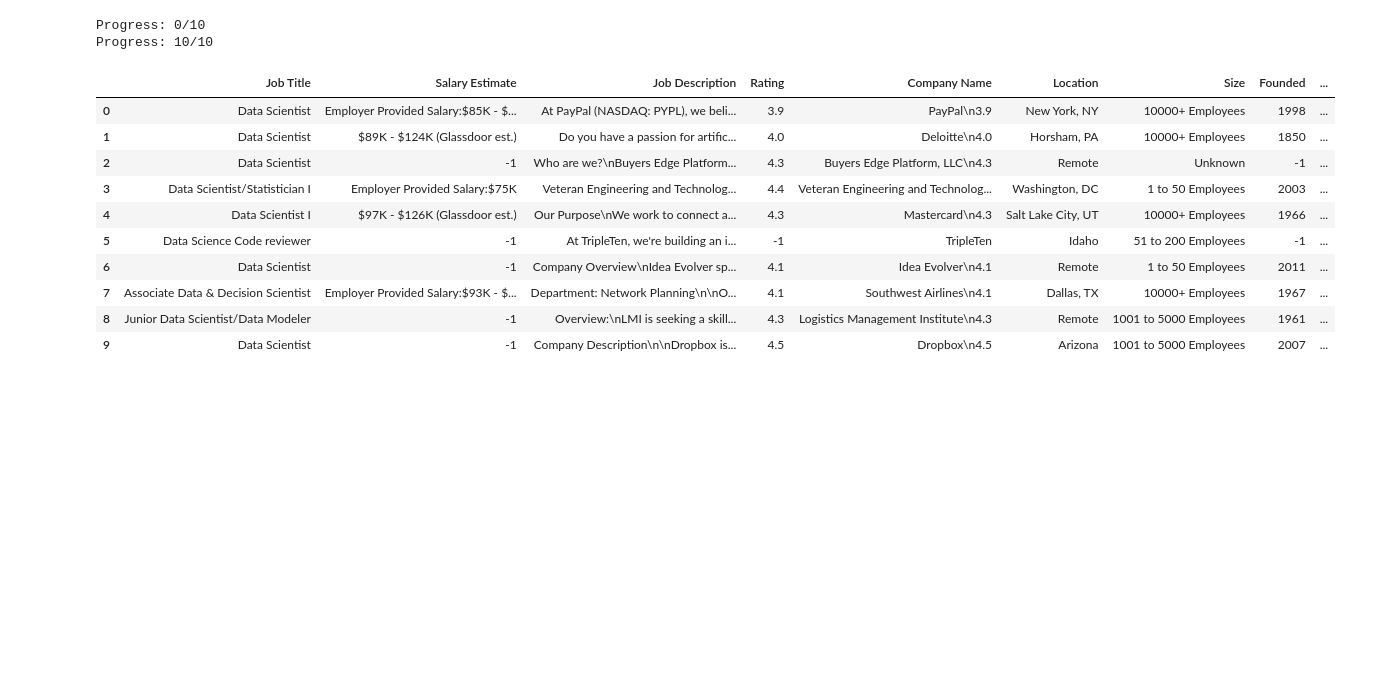
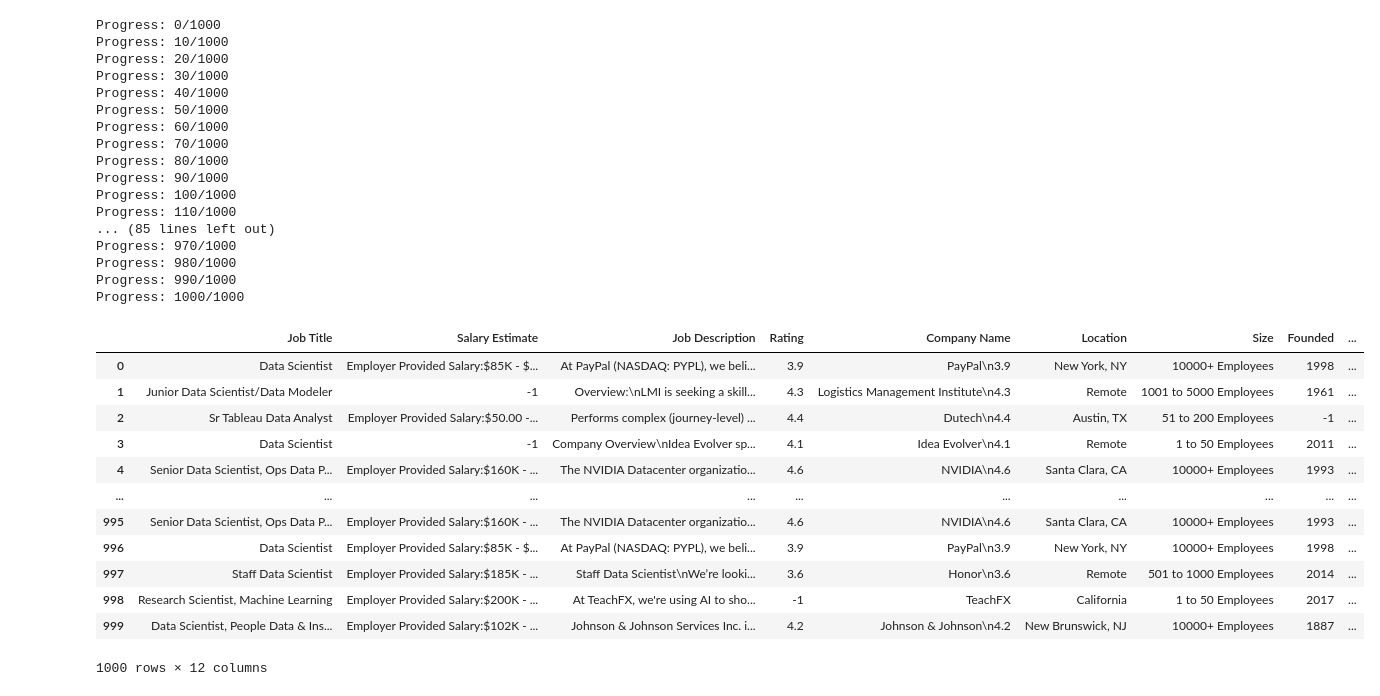
Before and after one commit to AlyAEE/Data-Roles-Salary-Prediction-Project, a Jupyter notebook: Notebooks/01.DataScraping.ipynb, the cells around one changed output. Cells and saved outputs as stored; diff of their text form; code cells hidden in the pictures; blank space fills up the shorter version.

```diff
--- a/Notebooks/01.DataScraping.ipynb
+++ b/Notebooks/01.DataScraping.ipynb
@@ -4,7 +4,7 @@ from selenium import webdriver
 import time
 import pandas as pd
 # %%
-def get_jobs(keyword, num_jobs, verbose):
+def get_jobs(url_specific, num_jobs, verbose):
 
     '''Gathers jobs as a dataframe, scraped from Glassdoor'''
 
@@ -12,14 +12,14 @@ def get_jobs(keyword, num_jobs, verbose):
     options = webdriver.ChromeOptions()
 
     #Uncomment the line below if you'd like to scrape without a new Chrome window every time.
-    #options.add_argument('headless')
+    # options.add_argument('headless')
 
     #Change the path to where chromedriver is in your home folder.
     driver = webdriver.Chrome(executable_path="C:/Users/Ali/webdriver/chromedriver/chromedriver.exe", options=options)
     driver.set_window_size(1920,1080)
 
-    url = "https://www.glassdoor.com/Job/united-states-"+keyword+"-jobs-SRCH_IL.0,13_IN1_KO14,28.htm"
-    driver.get(url)
+
+    driver.get(url_specific)
     jobs = []
 
     while len(jobs) < num_jobs:  #If true, should be still looking for new jobs.
@@ -158,20 +158,38 @@ def get_jobs(keyword, num_jobs, verbose):
     return pd.DataFrame(jobs)  #This line converts the list of dicts object into a pandas DataFrame.
 # %%
 #This line will open a new chrome window and start the scraping.
-ds_df = get_jobs("data scientist", 10, False)
+ds_url = "https://www.glassdoor.com/Job/data-scientist-jobs-SRCH_KO0,14.htm"
+ds_df = get_jobs(ds_url, 1000, False)
 ds_df
 # %% [output]
-Progress: 0/10
-Progress: 10/10
+Progress: 0/1000
+Progress: 10/1000
+Progress: 20/1000
+Progress: 30/1000
+Progress: 40/1000
+Progress: 50/1000
+Progress: 60/1000
+Progress: 70/1000
+Progress: 80/1000
+Progress: 90/1000
+Progress: 100/1000
+Progress: 110/1000
+... (85 lines left out)
+Progress: 970/1000
+Progress: 980/1000
+Progress: 990/1000
+Progress: 1000/1000
 |  | Job Title | Salary Estimate | Job Description | Rating | Company Name | Location | Size | Founded | ... |
 | 0 | Data Scientist | Employer Provided Salary:$85K - $... | At PayPal (NASDAQ: PYPL), we beli... | 3.9 | PayPal\n3.9 | New York, NY | 10000+ Employees | 1998 | ... |
-| 1 | Data Scientist | $89K - $124K (Glassdoor est.) | Do you have a passion for artific... | 4.0 | Deloitte\n4.0 | Horsham, PA | 10000+ Employees | 1850 | ... |
-| 2 | Data Scientist | -1 | Who are we?\nBuyers Edge Platform... | 4.3 | Buyers Edge Platform, LLC\n4.3 | Remote | Unknown | -1 | ... |
-| 3 | Data Scientist/Statistician I | Employer Provided Salary:$75K | Veteran Engineering and Technolog... | 4.4 | Veteran Engineering and Technolog... | Washington, DC | 1 to 50 Employees | 2003 | ... |
-| 4 | Data Scientist I | $97K - $126K (Glassdoor est.) | Our Purpose\nWe work to connect a... | 4.3 | Mastercard\n4.3 | Salt Lake City, UT | 10000+ Employees | 1966 | ... |
-| 5 | Data Science Code reviewer | -1 | At TripleTen, we're building an i... | -1 | TripleTen | Idaho | 51 to 200 Employees | -1 | ... |
-| 6 | Data Scientist | -1 | Company Overview\nIdea Evolver sp... | 4.1 | Idea Evolver\n4.1 | Remote | 1 to 50 Employees | 2011 | ... |
-| 7 | Associate Data & Decision Scientist | Employer Provided Salary:$93K - $... | Department: Network Planning\n\nO... | 4.1 | Southwest Airlines\n4.1 | Dallas, TX | 10000+ Employees | 1967 | ... |
-| 8 | Junior Data Scientist/Data Modeler | -1 | Overview:\nLMI is seeking a skill... | 4.3 | Logistics Management Institute\n4.3 | Remote | 1001 to 5000 Employees | 1961 | ... |
-| 9 | Data Scientist | -1 | Company Description\n\nDropbox is... | 4.5 | Dropbox\n4.5 | Arizona | 1001 to 5000 Employees | 2007 | ... |
+| 1 | Junior Data Scientist/Data Modeler | -1 | Overview:\nLMI is seeking a skill... | 4.3 | Logistics Management Institute\n4.3 | Remote | 1001 to 5000 Employees | 1961 | ... |
+| 2 | Sr Tableau Data Analyst | Employer Provided Salary:$50.00 -... | Performs complex (journey-level) ... | 4.4 | Dutech\n4.4 | Austin, TX | 51 to 200 Employees | -1 | ... |
+| 3 | Data Scientist | -1 | Company Overview\nIdea Evolver sp... | 4.1 | Idea Evolver\n4.1 | Remote | 1 to 50 Employees | 2011 | ... |
+| 4 | Senior Data Scientist, Ops Data P... | Employer Provided Salary:$160K - ... | The NVIDIA Datacenter organizatio... | 4.6 | NVIDIA\n4.6 | Santa Clara, CA | 10000+ Employees | 1993 | ... |
+| ... | ... | ... | ... | ... | ... | ... | ... | ... | ... |
+| 995 | Senior Data Scientist, Ops Data P... | Employer Provided Salary:$160K - ... | The NVIDIA Datacenter organizatio... | 4.6 | NVIDIA\n4.6 | Santa Clara, CA | 10000+ Employees | 1993 | ... |
+| 996 | Data Scientist | Employer Provided Salary:$85K - $... | At PayPal (NASDAQ: PYPL), we beli... | 3.9 | PayPal\n3.9 | New York, NY | 10000+ Employees | 1998 | ... |
+| 997 | Staff Data Scientist | Employer Provided Salary:$185K - ... | Staff Data Scientist\nWe’re looki... | 3.6 | Honor\n3.6 | Remote | 501 to 1000 Employees | 2014 | ... |
+| 998 | Research Scientist, Machine Learning | Employer Provided Salary:$200K - ... | At TeachFX, we're using AI to sho... | -1 | TeachFX | California | 1 to 50 Employees | 2017 | ... |
+| 999 | Data Scientist, People Data & Ins... | Employer Provided Salary:$102K - ... | Johnson & Johnson Services Inc. i... | 4.2 | Johnson & Johnson\n4.2 | New Brunswick, NJ | 10000+ Employees | 1887 | ... |
+1000 rows × 12 columns
 # %%
```
Also changed, not shown: parts of 33 cells of this notebook.
